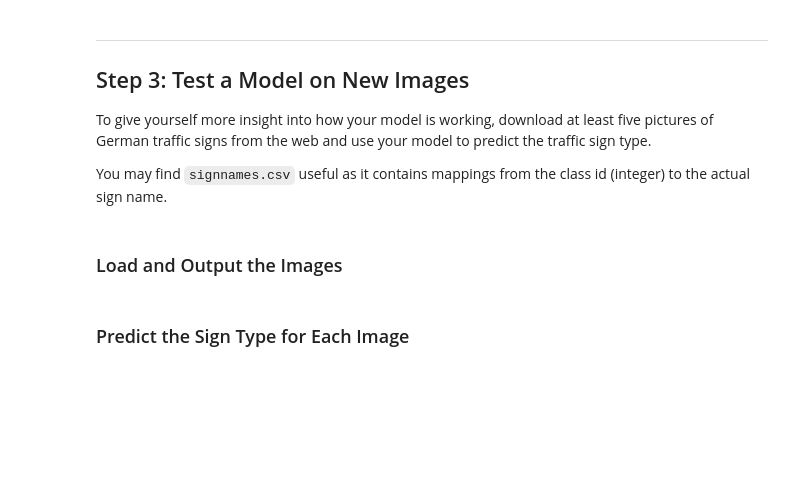
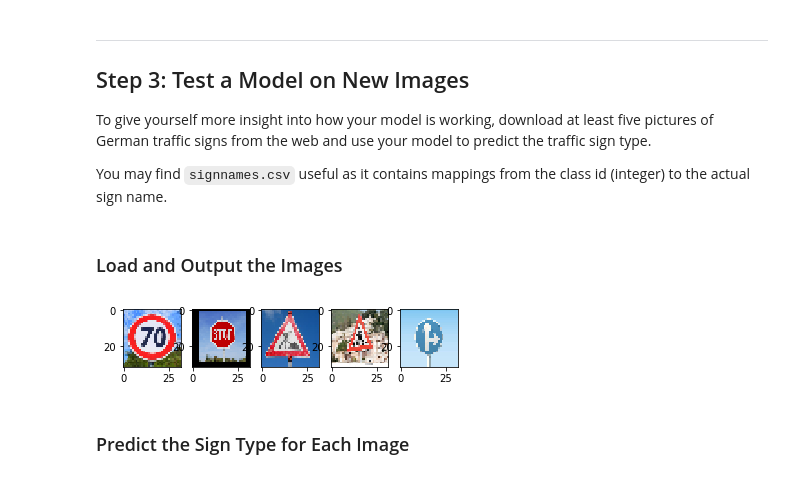
Before and after one commit to woodyhaddad/P3-Traffic-Sign-Classifier, a Jupyter notebook: Traffic_Sign_Classifier.ipynb, the cells around one changed output. Cells and saved outputs as stored; diff of their text form; code cells hidden in the pictures; blank space fills up the shorter version.

```diff
--- a/Traffic_Sign_Classifier.ipynb
+++ b/Traffic_Sign_Classifier.ipynb
@@ -280,7 +543,7 @@ from tensorflow.contrib.layers import flatten
 # keep training general and prevent overfitting.
 
 L_train, train['labels'] = shuffle(L_train, train['labels'])
-EPOCHS = 10
+EPOCHS = 50
 BATCH_SIZE = 128
 # %% [markdown]
 ## Implementing LeNet-5 architecture
@@ -377,11 +640,17 @@ def LeNet(x):
     # Activation.
     fc2    = tf.nn.relu(fc2)
 
+    #Drop out
+#     prob = tf.placeholder_with_default(1.0, shape=())
+    fc2  = tf.nn.dropout(fc2, prob)
+
     # Layer 5: Fully Connected. Input = 84. Output = 43.
     fc3_W  = tf.Variable(tf.truncated_normal(shape=(84, 43), mean = mu, stddev = sigma))
     fc3_b  = tf.Variable(tf.zeros(43))
     logits = tf.matmul(fc2, fc3_W) + fc3_b
 
+
+
     return logits
 # %% [markdown]
 ### Train, Validate and Test the Model
@@ -488,2 +792,39 @@ You may find `signnames.csv` useful as it contains mappings from the class id (i
+# %%
+### Load the images and plot them here.
+### Feel free to use as many code cells as needed.
+
+
+# img='German-traffic-signs\id4.png'
+# plt.imread(img, 0)
+
+img1 = cv2.imread('German-traffic-signs\id4.png')
+img2 = cv2.imread('German-traffic-signs\id14.png')
+img3 = cv2.imread('German-traffic-signs\id25.png')
+img4 = cv2.imread('German-traffic-signs\id27.png')
+img5 = cv2.imread('German-traffic-signs\id36.png')
+
+image_list = []
+
+#resize images to 32x32
+for e in [img1,img2,img3,img4,img5]:
+    e = cv2.cvtColor(e, cv2.COLOR_BGR2RGB)
+    e = cv2.resize(e,(32,32))
+    image_list.append(e)
+
+labels1 = [4,14,25,27,36]
+
+
+
+f = plt.figure()
+
+# Show processed 32x32 images in RGB mode
+for i in range(len(image_list)):
+    f.add_subplot(1,5, i+1)
+    plt.imshow(image_list[i], cmap = plt.get_cmap('gray'))
+
+## the 4th image from the left seems particularly hard to classify since the sign is not parallel to the camera lens
+## (Transposing the image could be useful)
+# %% [output]
+[figure, added]
 # %% [markdown]
 ### Predict the Sign Type for Each Image
```
Also changed, not shown: parts of 33 cells of this notebook, 19 other files.
